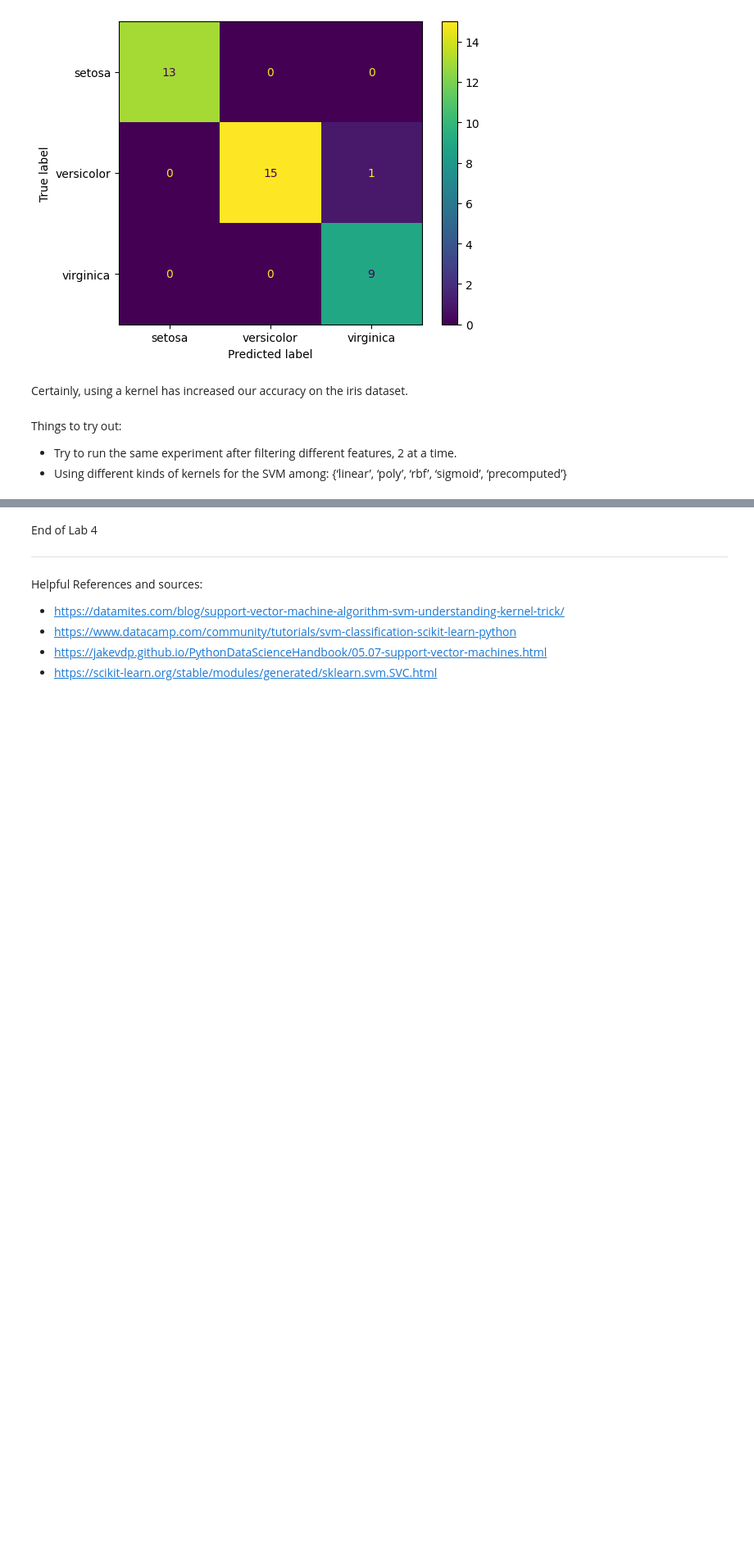
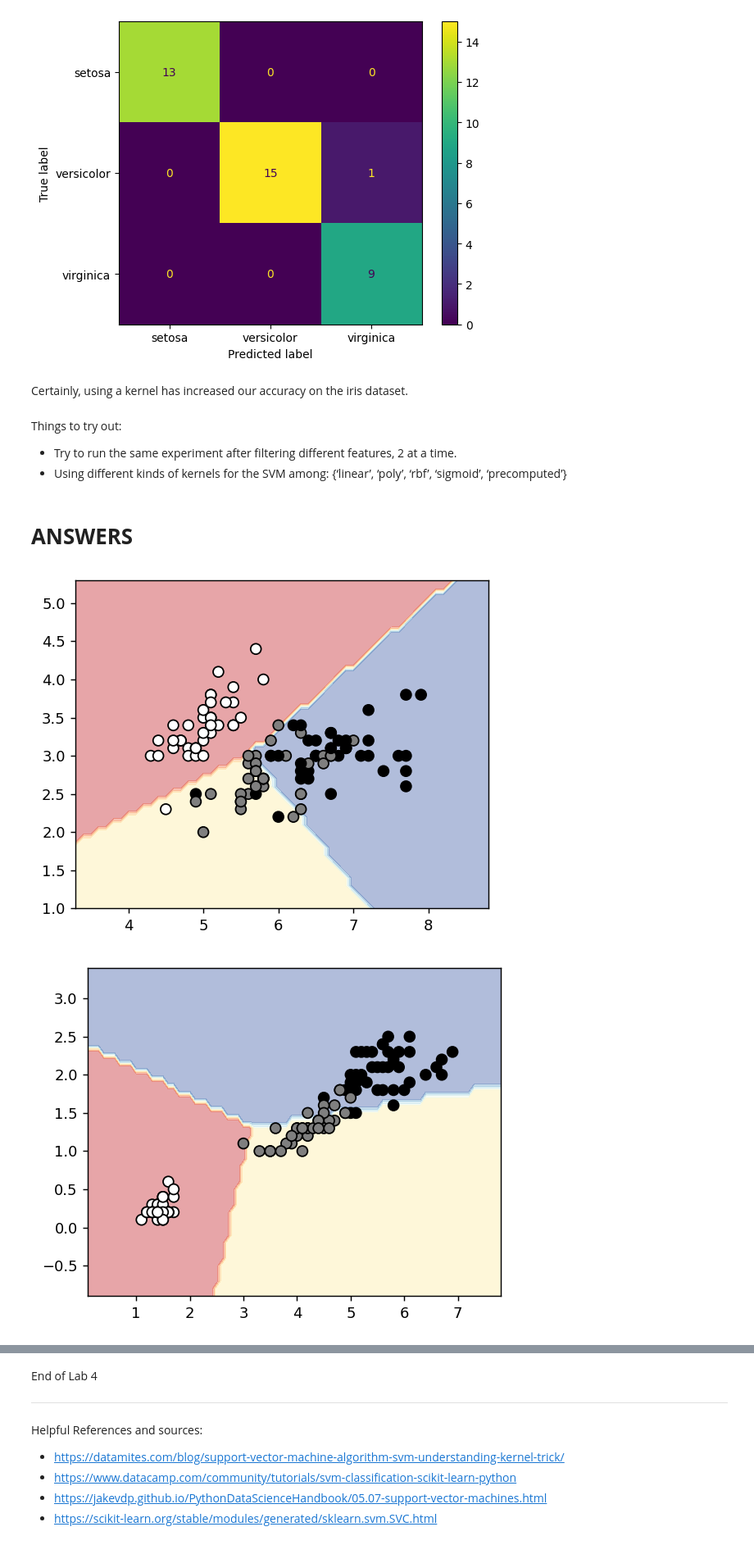
Before and after one commit to VyjayantiN/FMML-Projects-Assignments-2023, a Jupyter notebook: FMML_Module4_Lab4_2024.ipynb, the cells around one changed output, grey strips where cells are left out. Shown at 82% size. Saved outputs shown, nothing was run; the diff lists cells and outputs as text; code cells hidden in the pictures; blank space fills up the shorter version.

```diff
--- a/FMML_Module4_Lab4_2024.ipynb
+++ b/FMML_Module4_Lab4_2024.ipynb
@@ -247,3 +247,50 @@ Certainly, using a kernel has increased our accuracy on the iris dataset.
 Things to try out:
 - Try to run the same experiment after filtering different features, 2 at a time.
 - Using different kinds of kernels for the SVM among: {‘linear’, ‘poly’, ‘rbf’, ‘sigmoid’, ‘precomputed’}
+# %% [markdown]
+# **ANSWERS**
+# %%
+# Answer for question 1 - Try to run the same experiment after filtering different features, 2 at a time.
+# Importing the necessary packages
+from sklearn.datasets import load_iris
+from sklearn import svm
+from sklearn.model_selection import train_test_split
+import numpy as np
+import matplotlib.pyplot as plt
+from sklearn.metrics import accuracy_score, confusion_matrix, ConfusionMatrixDisplay
+
+# Function to plot decision boundary
+def plot_decision_boundary(feature_matrix, labels, feature_pair, classifier):
+    x_min, x_max = feature_matrix[:, feature_pair[0]].min() - 1, feature_matrix[:, feature_pair[0]].max() + 1
+    y_min, y_max = feature_matrix[:, feature_pair[1]].min() - 1, feature_matrix[:, feature_pair[1]].max() + 1
+    xx, yy = np.meshgrid(np.arange(x_min, x_max, 0.1),
+                         np.arange(y_min, y_max, 0.1))
+
+    predictions = classifier.predict(np.c_[xx.ravel(), yy.ravel()])
+    predictions = predictions.reshape(xx.shape)
+    plt.figure(figsize=(5, 4))
+    plt.contourf(xx, yy, predictions, cmap='RdYlBu', alpha=0.4)  # Pink and black colormap
+    plt.scatter(feature_matrix[:, feature_pair[0]], feature_matrix[:, feature_pair[1]], c=labels, cmap='binary', s=50, edgecolor='k')  # Black and pink colors
+    plt.gcf().set_dpi(130)
+    plt.show()
+
+# Load iris dataset
+iris_data = load_iris()
+features, labels = iris_data.data, iris_data.target
+
+# Split the dataset into training and testing sets
+features_train, features_test, labels_train, labels_test = train_test_split(features, labels, random_state=0)
+
+# Example: Run experiment with features 0 and 1
+selected_feature_pair = [0, 1]
+classifier = svm.LinearSVC(max_iter=5000)  # Increase max_iter
+classifier.fit(features_train[:, selected_feature_pair], labels_train)
+plot_decision_boundary(features_train, labels_train, selected_feature_pair, classifier)
+
+# Example: Run experiment with features 2 and 3
+selected_feature_pair = [2, 3]
+classifier.fit(features_train[:, selected_feature_pair], labels_train)
+plot_decision_boundary(features_train, labels_train, selected_feature_pair, classifier)
+# %% [output]
+[figure, added]
+[figure, added]
```
Also changed, not shown: parts of 1 cell of this notebook.
